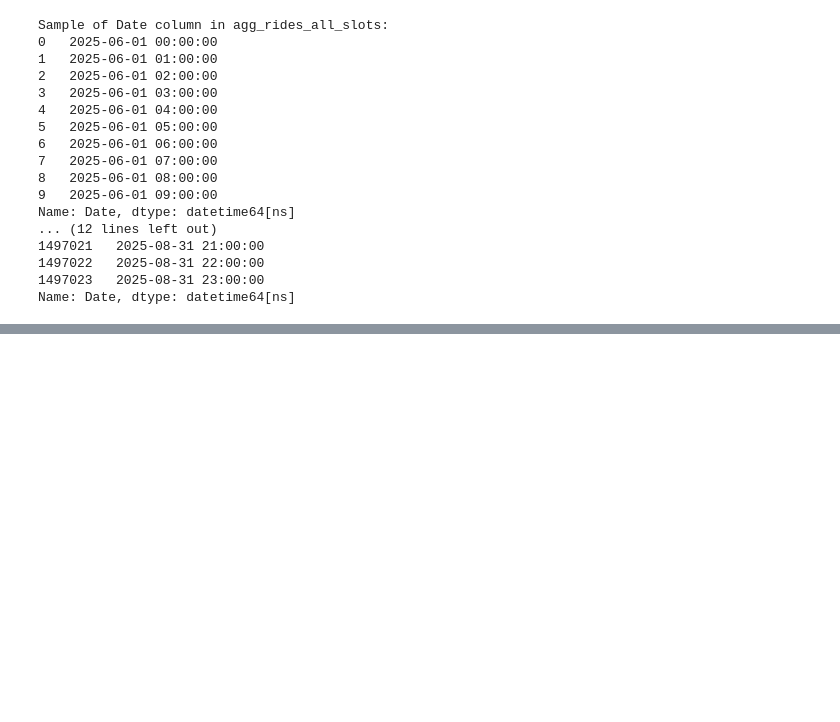
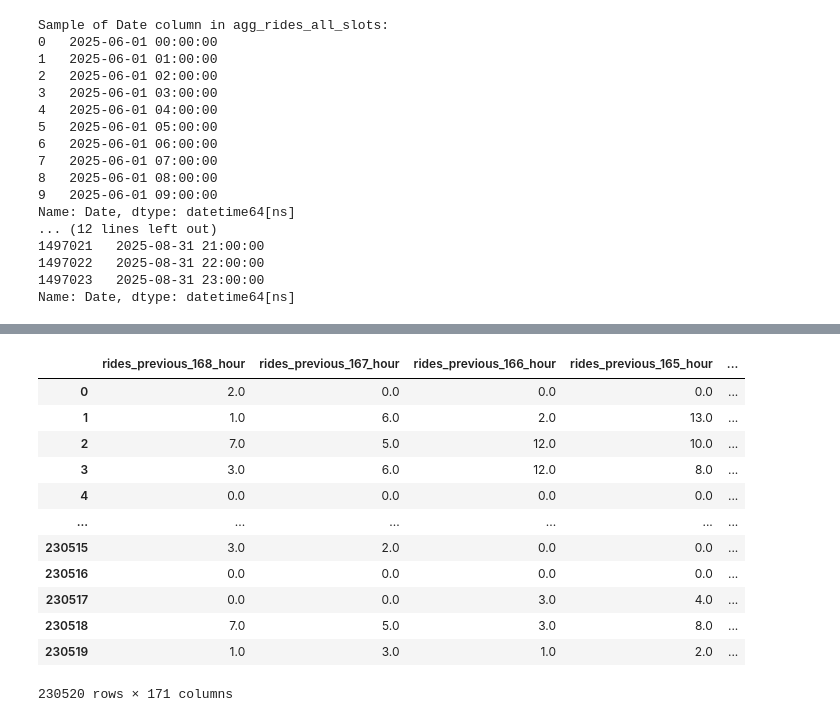
Before and after one commit to end-to-end-mlops-databricks-4/marvelous-databricks-course-jobquiroz, a Jupyter notebook: notebooks/01_DataCleaning_exp.ipynb, the cells around one changed output, grey strips where cells are left out. Drawn from its saved outputs; the diff is of its cells as text; code cells hidden in the pictures; blank space fills up the shorter version.

```diff
--- a/notebooks/01_DataCleaning_exp.ipynb
+++ b/notebooks/01_DataCleaning_exp.ipynb
@@ -434,7 +434,7 @@ Name: Date, dtype: datetime64[ns]
 features, targets = transform_ts_data_into_features_and_target(
     agg_rides_all_slots,
     input_seq_len=24*7*1, # one week of history
-    step_size=24,
+    step_size=6,
 )
 
 print(f'{features.shape=}')
@@ -464,3 +464,22 @@ Name: pickup_hour, dtype: datetime64[ns]
 
 Data type of pickup_hour:
 datetime64[ns]
+# %%
+tabular_data = features
+tabular_data['target_rides_next_hour'] = targets
+# %%
+tabular_data
+# %% [output]
+|  | rides_previous_168_hour | rides_previous_167_hour | rides_previous_166_hour | rides_previous_165_hour | ... |
+| 0 | 2.0 | 0.0 | 0.0 | 0.0 | ... |
+| 1 | 1.0 | 6.0 | 2.0 | 13.0 | ... |
+| 2 | 7.0 | 5.0 | 12.0 | 10.0 | ... |
+| 3 | 3.0 | 6.0 | 12.0 | 8.0 | ... |
+| 4 | 0.0 | 0.0 | 0.0 | 0.0 | ... |
+| ... | ... | ... | ... | ... | ... |
+| 230515 | 3.0 | 2.0 | 0.0 | 0.0 | ... |
+| 230516 | 0.0 | 0.0 | 0.0 | 0.0 | ... |
+| 230517 | 0.0 | 0.0 | 3.0 | 4.0 | ... |
+| 230518 | 7.0 | 5.0 | 3.0 | 8.0 | ... |
+| 230519 | 1.0 | 3.0 | 1.0 | 2.0 | ... |
+230520 rows × 171 columns
```
Also changed, not shown: parts of 2 cells of this notebook.
